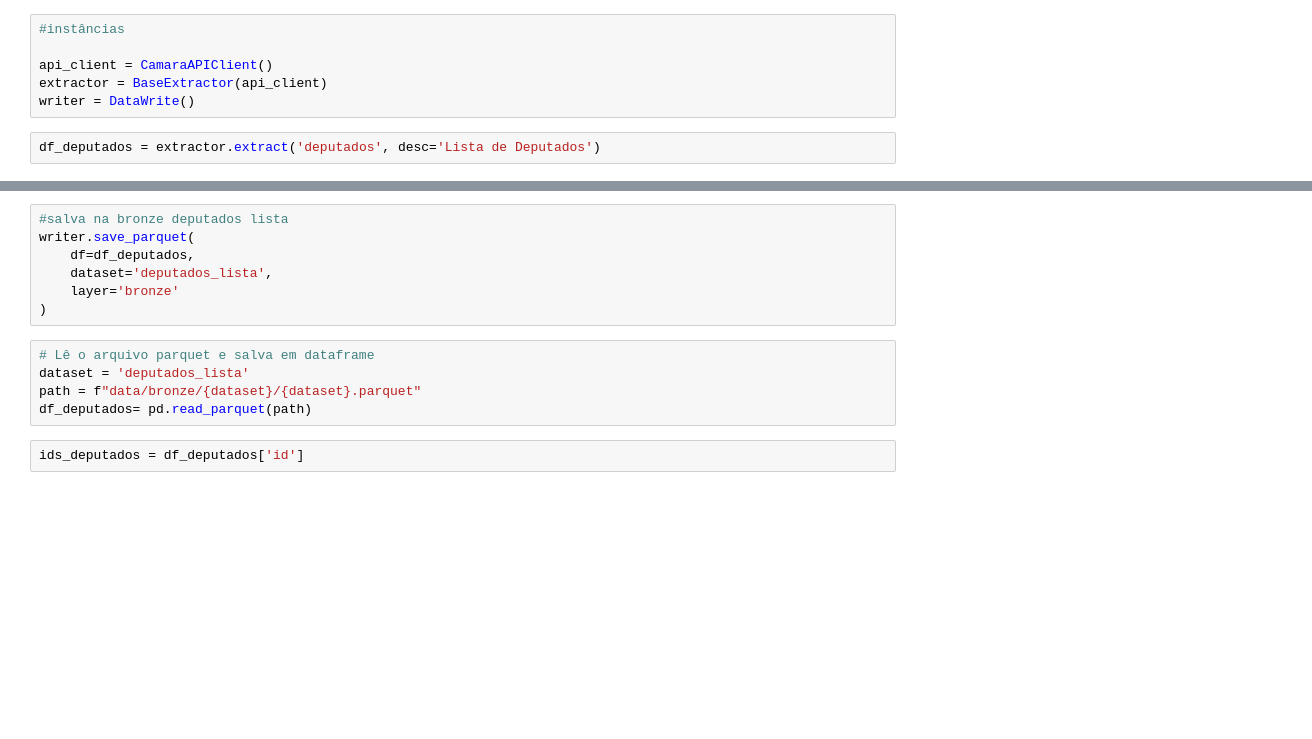
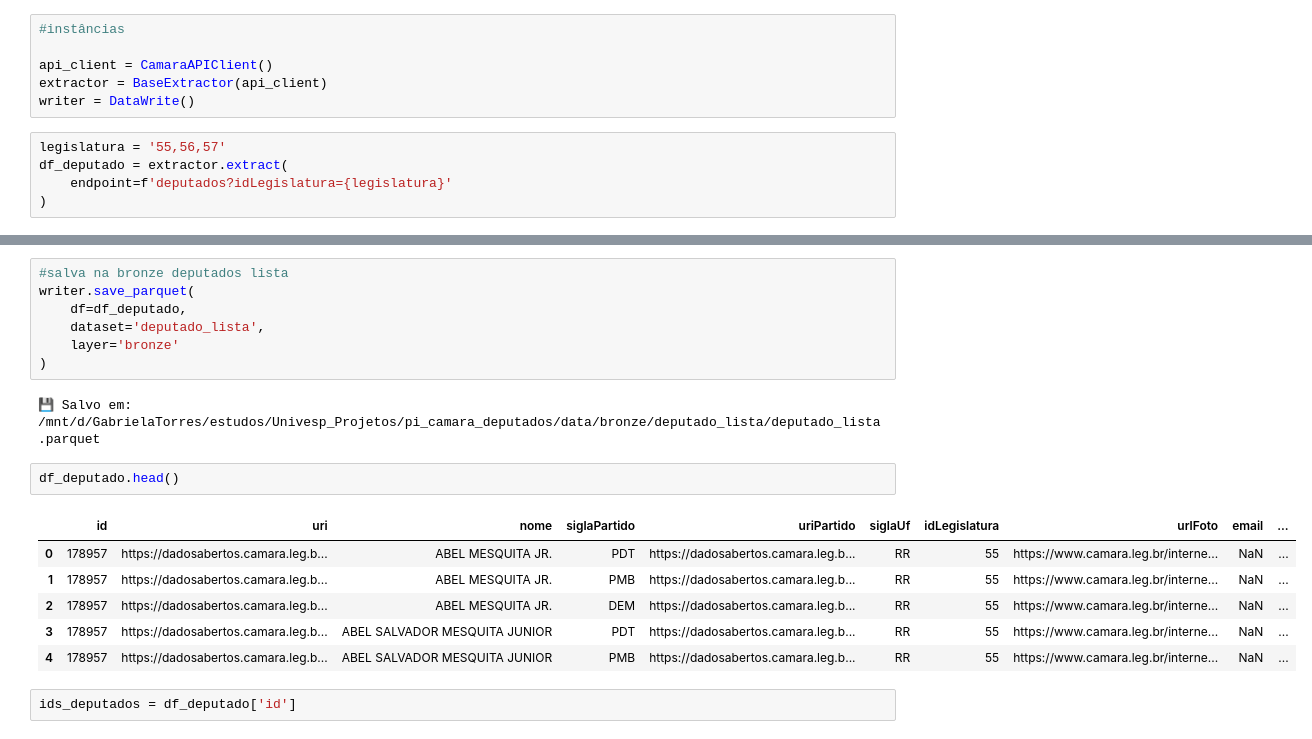
Before and after one commit to gabistorres85/pi_camara_deputados, a Jupyter notebook: notebooks/extract_notebook.ipynb, the cells around one changed output, grey strips where cells are left out. Cells and saved outputs as stored; diff of their text form; blank space fills up the shorter version.

Commit message:
feat: loading data e create db sql

```diff
--- a/notebooks/extract_notebook.ipynb
+++ b/notebooks/extract_notebook.ipynb
@@ -15,5 +15,8 @@ api_client = CamaraAPIClient()
 extractor = BaseExtractor(api_client)
 writer = DataWrite()
 # %%
-df_deputados = extractor.extract('deputados', desc='Lista de Deputados')
+legislatura = '55,56,57'
+df_deputado = extractor.extract(
+    endpoint=f'deputados?idLegislatura={legislatura}'
+)
 # %% [output]
@@ -30,16 +27,22 @@ df_deputados = extractor.extract('deputados', desc='Lista de Deputados')
 # %%
 #salva na bronze deputados lista
 writer.save_parquet(
-    df=df_deputados,
-    dataset='deputados_lista',
+    df=df_deputado,
+    dataset='deputado_lista',
     layer='bronze'
 )
+# %% [output]
+💾 Salvo em: /mnt/d/GabrielaTorres/estudos/Univesp_Projetos/pi_camara_deputados/data/bronze/deputado_lista/deputado_lista.parquet
-# %%
-# Lê o arquivo parquet e salva em dataframe
-dataset = 'deputados_lista'
-path = f"data/bronze/{dataset}/{dataset}.parquet"
-df_deputados= pd.read_parquet(path)
+# %%
+df_deputado.head()
+# %% [output]
+|  | id | uri | nome | siglaPartido | uriPartido | siglaUf | idLegislatura | urlFoto | email | ... |
+| 0 | 178957 | https://dadosabertos.camara.leg.b... | ABEL MESQUITA JR. | PDT | https://dadosabertos.camara.leg.b... | RR | 55 | https://www.camara.leg.br/interne... | NaN | ... |
+| 1 | 178957 | https://dadosabertos.camara.leg.b... | ABEL MESQUITA JR. | PMB | https://dadosabertos.camara.leg.b... | RR | 55 | https://www.camara.leg.br/interne... | NaN | ... |
+| 2 | 178957 | https://dadosabertos.camara.leg.b... | ABEL MESQUITA JR. | DEM | https://dadosabertos.camara.leg.b... | RR | 55 | https://www.camara.leg.br/interne... | NaN | ... |
+| 3 | 178957 | https://dadosabertos.camara.leg.b... | ABEL SALVADOR MESQUITA JUNIOR | PDT | https://dadosabertos.camara.leg.b... | RR | 55 | https://www.camara.leg.br/interne... | NaN | ... |
+| 4 | 178957 | https://dadosabertos.camara.leg.b... | ABEL SALVADOR MESQUITA JUNIOR | PMB | https://dadosabertos.camara.leg.b... | RR | 55 | https://www.camara.leg.br/interne... | NaN | ... |
 # %%
-ids_deputados = df_deputados['id']
+ids_deputados = df_deputado['id']
 # %%
 # extração do detalhamento do deputado
```
Also changed, not shown: parts of 33 cells of this notebook, 10 other files.
